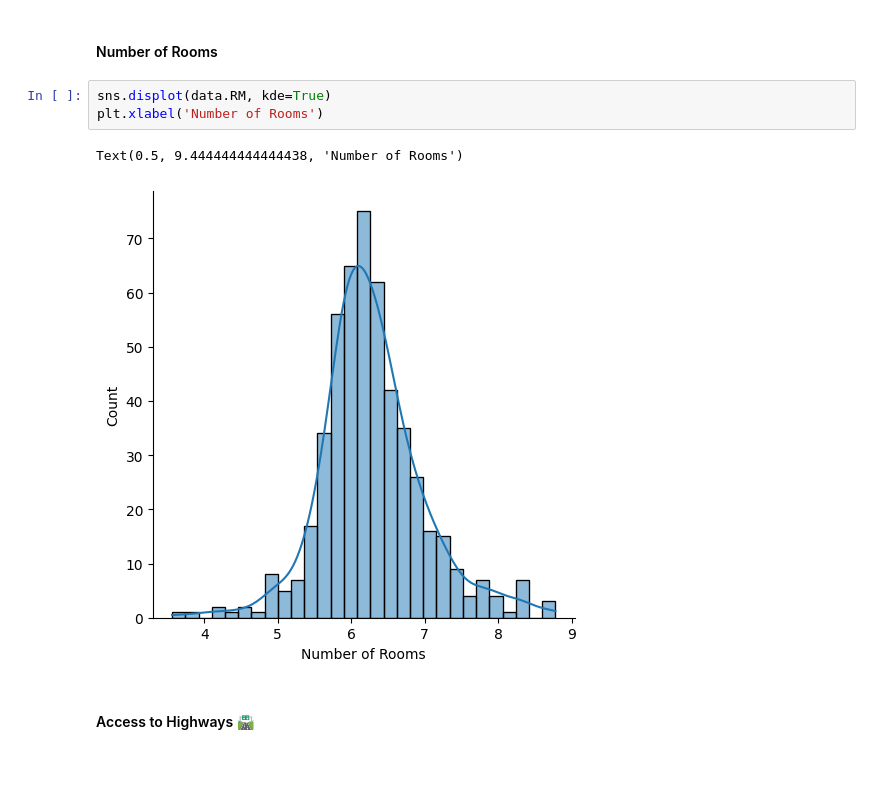
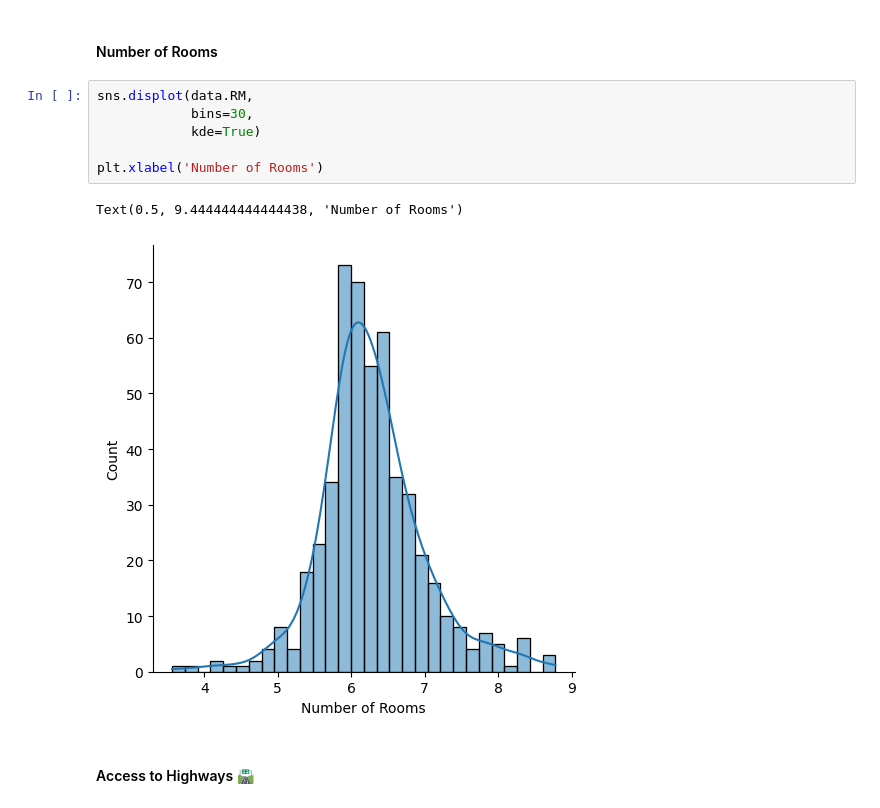
Before and after one commit to DamiTheCraftyPythonista/Data-Analysis-example-project-Property-Valuation-model, a Jupyter notebook: Multivariable_Regression_and_Valuation_Model_(start).ipynb, the cells around one changed output. Cells and saved outputs as stored; diff of their text form; blank space fills up the shorter version.

```diff
--- a/Multivariable_Regression_and_Valuation_Model_(start).ipynb
+++ b/Multivariable_Regression_and_Valuation_Model_(start).ipynb
@@ -187,11 +191,14 @@ Text(0.5, 9.444444444444438, 'Distance to Employment ')
 # %% [markdown]
 #### Number of Rooms
 # %%
-sns.displot(data.RM, kde=True)
+sns.displot(data.RM,
+            bins=30,
+            kde=True)
+
 plt.xlabel('Number of Rooms')
 # %% [output]
 Text(0.5, 9.444444444444438, 'Number of Rooms')
-[figure, old version]
+[figure, new version]
 # %% [markdown]
 #### Access to Highways 🛣
 # %%
```
Also changed, not shown: parts of 30 cells of this notebook.
